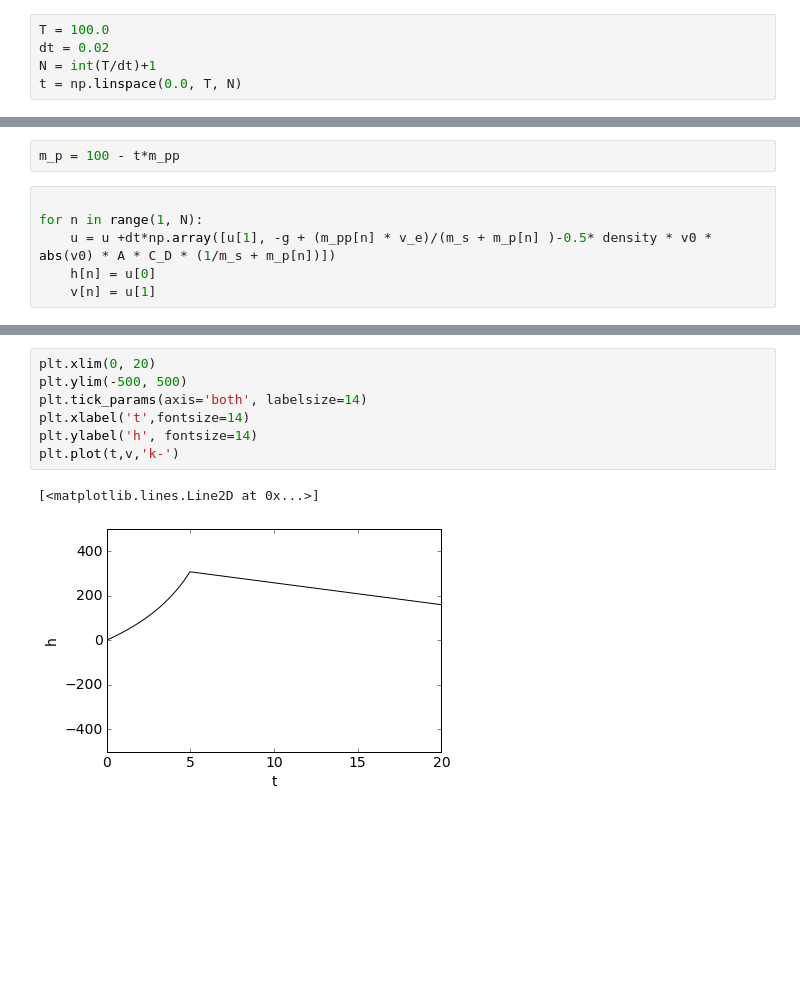
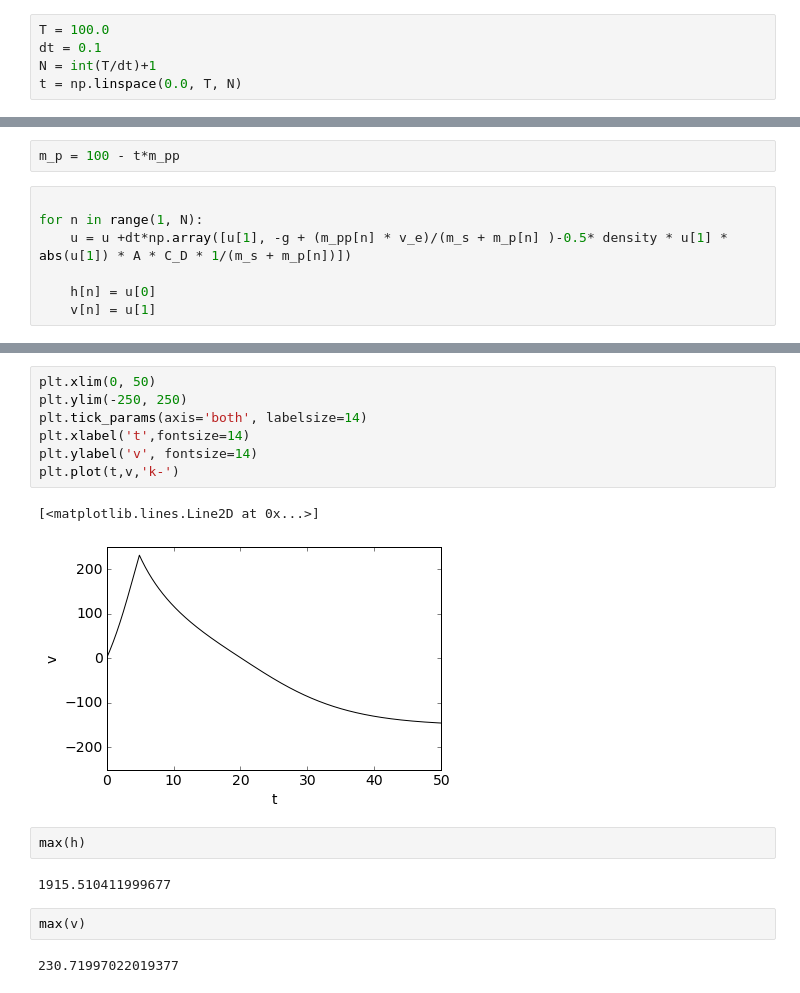
Before and after one commit to iamisrapel/MAE6286, a Jupyter notebook: rocket_boom.ipynb, the cells around one changed output, grey strips where cells are left out. Cells and saved outputs as stored; diff of their text form; blank space fills up the shorter version.

```diff
--- a/rocket_boom.ipynb
+++ b/rocket_boom.ipynb
@@ -4,7 +4,7 @@ from matplotlib import pyplot as plt
 %matplotlib inline
 # %%
 T = 100.0
-dt = 0.02
+dt = 0.1
 N = int(T/dt)+1
 t = np.linspace(0.0, T, N)
 # %%
@@ -37,7 +37,8 @@ m_p = 100 - t*m_pp
 # %%
 
 for n in range(1, N):
-    u = u +dt*np.array([u[1], -g + (m_pp[n] * v_e)/(m_s + m_p[n] )-0.5* density * v0 * abs(v0) * A * C_D * (1/m_s + m_p[n])])
+    u = u +dt*np.array([u[1], -g + (m_pp[n] * v_e)/(m_s + m_p[n] )-0.5* density * u[1] * abs(u[1]) * A * C_D * 1/(m_s + m_p[n])])
+
     h[n] = u[0]
     v[n] = u[1]
 # %%
@@ -53,10 +54,18 @@ plt.plot(t,h,'k-')
 # %%
-plt.xlim(0, 20)
-plt.ylim(-500, 500)
+plt.xlim(0, 50)
+plt.ylim(-250, 250)
 plt.tick_params(axis='both', labelsize=14)
 plt.xlabel('t',fontsize=14)
-plt.ylabel('h', fontsize=14)
+plt.ylabel('v', fontsize=14)
 plt.plot(t,v,'k-')
 # %% [output]
 [<matplotlib.lines.Line2D at 0x...>]
-[figure, old version]
+[figure, new version]
+# %%
+max(h)
+# %% [output]
+1915.510411999677
+# %%
+max(v)
+# %% [output]
+230.71997022019377
```
Also changed, not shown: parts of 3 cells of this notebook.
